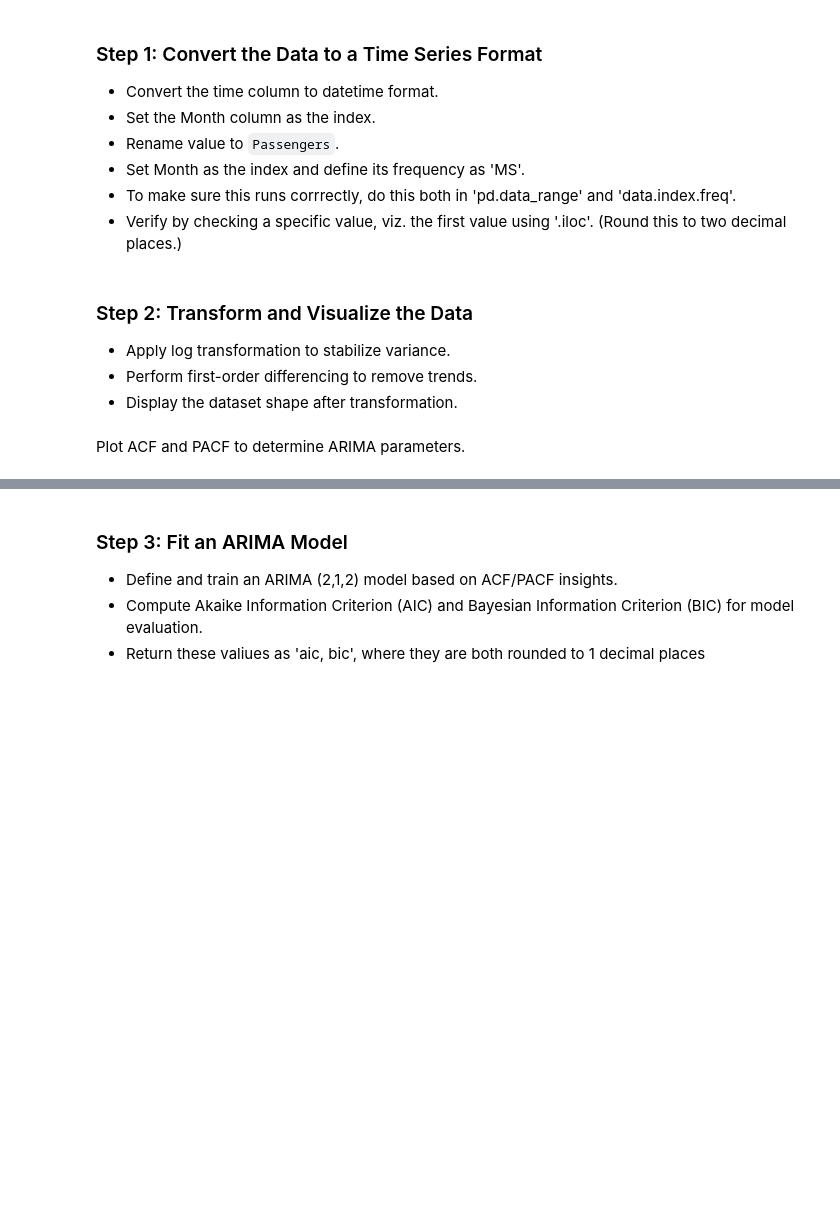
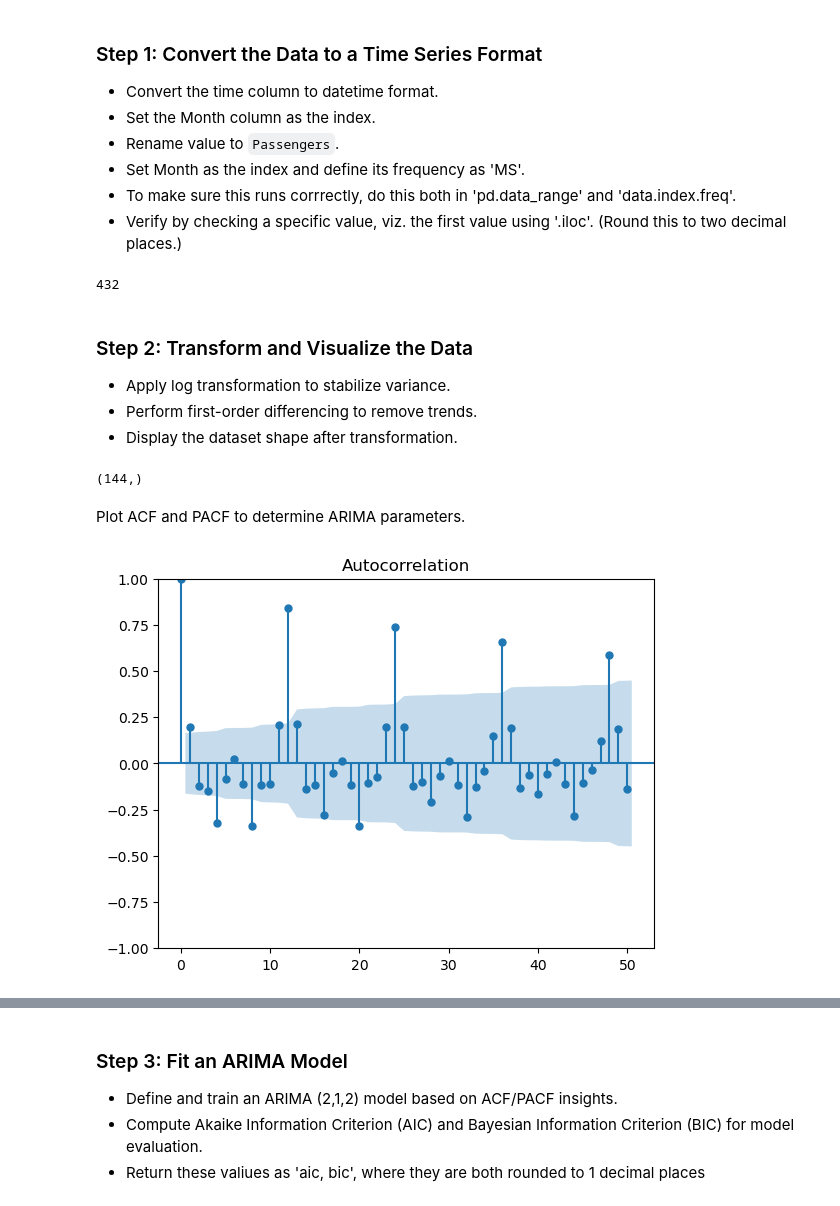
Before and after one commit to marhas109/ds09_all, a Jupyter notebook: CG_C09_M04.ipynb, the cells around one changed output, grey strips where cells are left out. Saved outputs shown, nothing was run; the diff lists cells and outputs as text; code cells hidden in the pictures; blank space fills up the shorter version.

```diff
--- a/CG_C09_M04.ipynb
+++ b/CG_C09_M04.ipynb
@@ -37,11 +44,18 @@ data.head()
 * Set Month as the index and define its frequency as 'MS'.
  * To make sure this runs corrrectly, do this both in 'pd.data_range' and 'data.index.freq'.
 * Verify by checking a specific value, viz. the first value using '.iloc'. (Round this to two decimal places.)
-# %%
-# CodeGrade step1
-
-# Convert to DataFrame and set index
-data['Month'] = None
+# %%
+# CodeGrade step1
+
+# Convert to DataFrame and set index
+data['time'] = pd.date_range(start='1949-01', periods=len(data), freq='MS')
+data['Month'] = pd.to_datetime(data['time'], format='%Y') # Change the format to '%Y' to match the year-only format in the 'time' column
+data.set_index('Month', inplace=True)
+data = data.asfreq('MS')
+data.rename(columns={'value': 'Passengers'}, inplace=True)
+round(data.iloc[143].Passengers, 2)
+# %% [output]
+432
 # %% [markdown]
 ### Step 2: Transform and Visualize the Data
 * Apply log transformation to stabilize variance.
@@ -51,10 +65,20 @@ data['Month'] = None
 # CodeGrade step2
 
 # Log Transformation
-data['Log_Passengers'] = None
+data['Log_Passengers'] = np.log(data['Passengers'])
 
 # Differencing (first order)
+data['Diff_Passengers'] = data['Log_Passengers'].diff(periods=1)
+
+data['Diff_Passengers'].shape
+# %% [output]
+(144,)
 # %% [markdown]
 Plot ACF and PACF to determine ARIMA parameters.
 # %%
 # ACF and PACF plots
+diff_pass = data['Diff_Passengers'].dropna()
+plot_acf(diff_pass, lags=50)
+plt.show()
+# %% [output]
+[figure, added]
```
Also changed, not shown: parts of 7 cells of this notebook.
